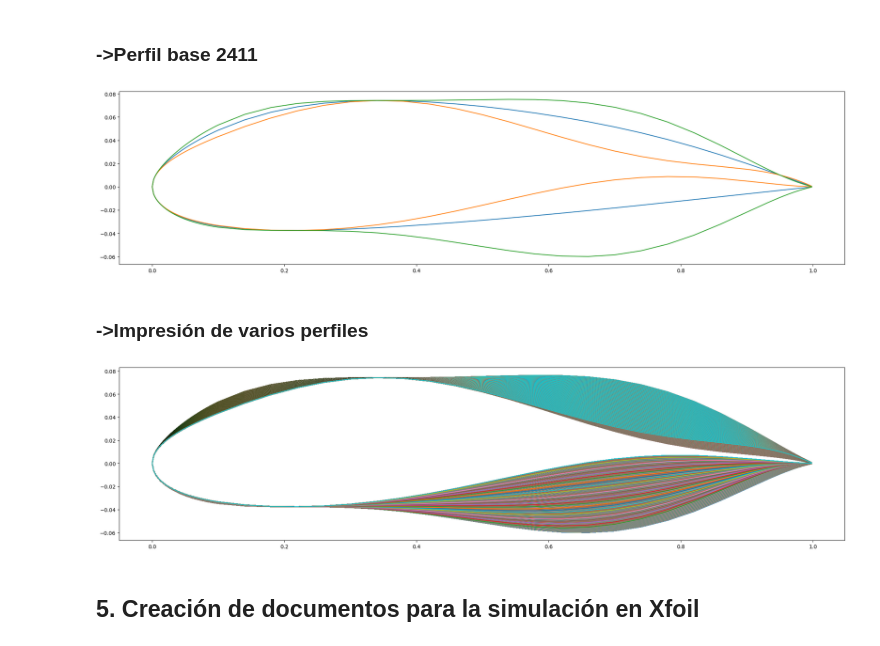
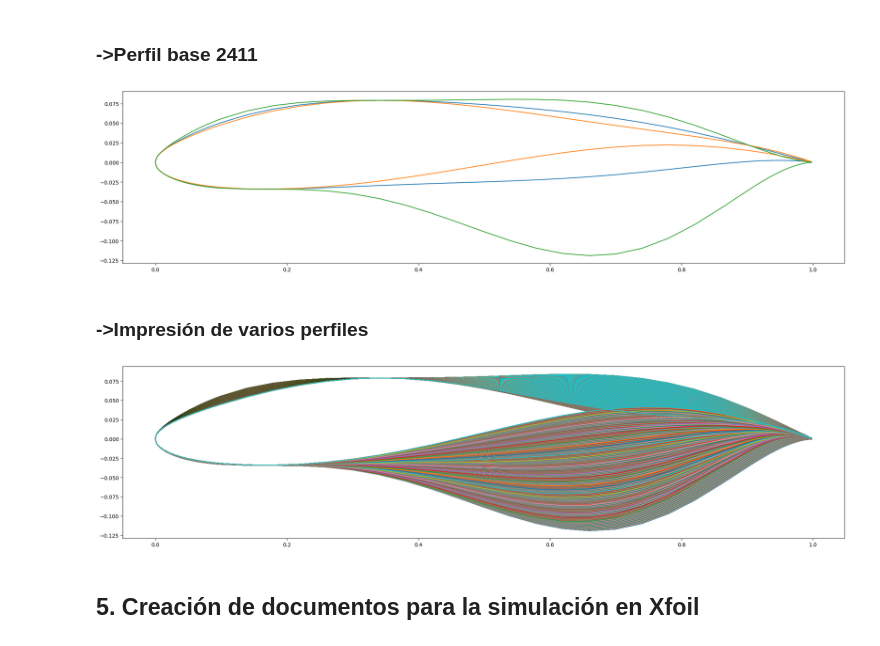
Before and after one commit to Kijoselo/opt_air, a Jupyter notebook: Eficiencia de todas las combinaciones.ipynb, the cells around one changed output. Drawn from its saved outputs; the diff is of its cells as text; code cells hidden in the pictures.

```diff
--- a/Eficiencia de todas las combinaciones.ipynb
+++ b/Eficiencia de todas las combinaciones.ipynb
@@ -30,8 +30,8 @@ Nota: Se elimino el valor de conexión entre extrados e intrados [0,0]
 # %% [markdown]
 -> Extrados
 # %%
-xe=[1.000077, 0.905222, 0.655569, 0.344747, 0.092287, 0.022253]
-ye=[0.001152, 0.018594, 0.053894, 0.074234, 0.050499,0.026004]
+xe=[1, 0.9572, 0.7952, 0.55322, 0.29485, 0.00172]
+ye=[0, 0.00906, 0.03839, 0.06852, 0.07831, 0.00862]
 print(" xe","\t"," ye")
 matrix_length = len(xe)
 for i in range(matrix_length):
@@ -47,11 +47,11 @@ for i in range(matrix_length):
 # %% [markdown]
 -> Intrados
 # %%
-xi=[0.098696, 0.208669, 0.346236, 0.653448, 0.903795, 0.999923]
-yi=[-0.03368, -0.037542, -0.034976, -0.021091, -0.006875, -0.001152]
+xi=[0.00375, 0.04662, 0.20932, 0.4474, 0.74862, 0.99723]
+yi=[-0.00794, -0.02531, -0.03368, -0.02637, -0.01208, -0.00013]
 print(" xi","\t"," yi")
 matrix_length = len(xi)
 for i in range(matrix_length):
-    print(f"{xi[i]:.3f}","\t",f"{yi[i]:.3f}")
+    print(f"{xi[i]:.5f}","\t",f"{yi[i]:.5f}")
 # %% [output]
  xi       yi
@@ -303,10 +327,10 @@ def plot_combi(i,j,k):
 # %%
 plt.figure(figsize=(25,6))
 plot_combi(100,100,100)
-plot_combi(210,210,150)
+plot_combi(150,150,130)
 plot_combi(10,10,10)
 # %% [output]
-[figure, old version]
+[figure, new version]
 # %% [markdown]
 <h3>->Impresión de varios perfiles
 # %%
@@ -316,7 +340,7 @@ for i in range(10,210,5):
         for k in range(10,150,5):
             plot_combi(i,j,k)
 # %% [output]
-[figure, old version]
+[figure, new version]
 # %% [markdown]
 <h2>5. Creación de documentos para la simulación en Xfoil
 # %% [markdown]
```
Also changed, not shown: parts of 14 cells of this notebook.
